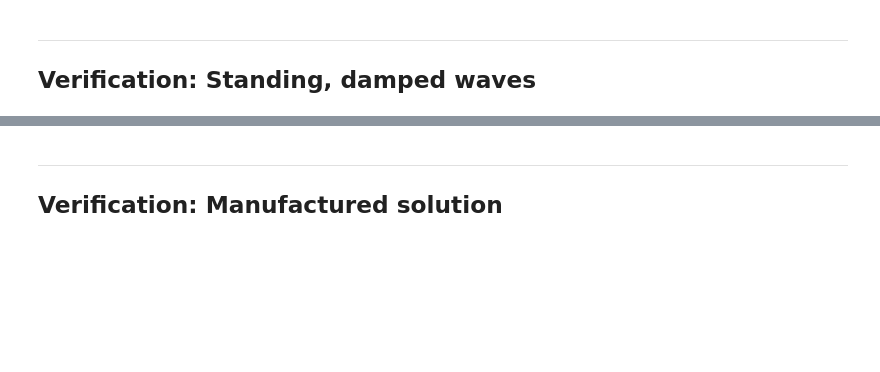
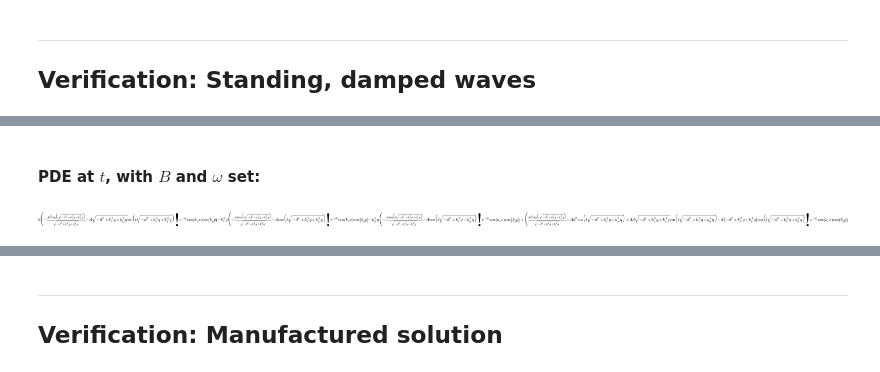
Before and after one commit to miladh/inf5620, a Jupyter notebook: waveEquation/doc/src/waveEquation.ipynb, the cells around one changed output, grey strips where cells are left out. Saved outputs shown, nothing was run; the diff lists cells and outputs as text; code cells hidden in the pictures; blank space fills up the shorter version.

```diff
--- a/waveEquation/doc/src/waveEquation.ipynb
+++ b/waveEquation/doc/src/waveEquation.ipynb
@@ -512,0 +500,7 @@ $$\begin{bmatrix}- \sqrt{- b^{2} + k_{x}^{2} q + k_{y}^{2} q}, & \sqrt{- b^{2} +
+# %% [markdown]
+#### PDE at $t$, with $B$ and $\omega$ set:
+# %%
+eq_B_w = eq_B.subs(w, w_sol[1])
+eq_B_w
+# %% [output]
+[figure, added]
```
Also changed, not shown: parts of 20 cells of this notebook, 1 other file.
